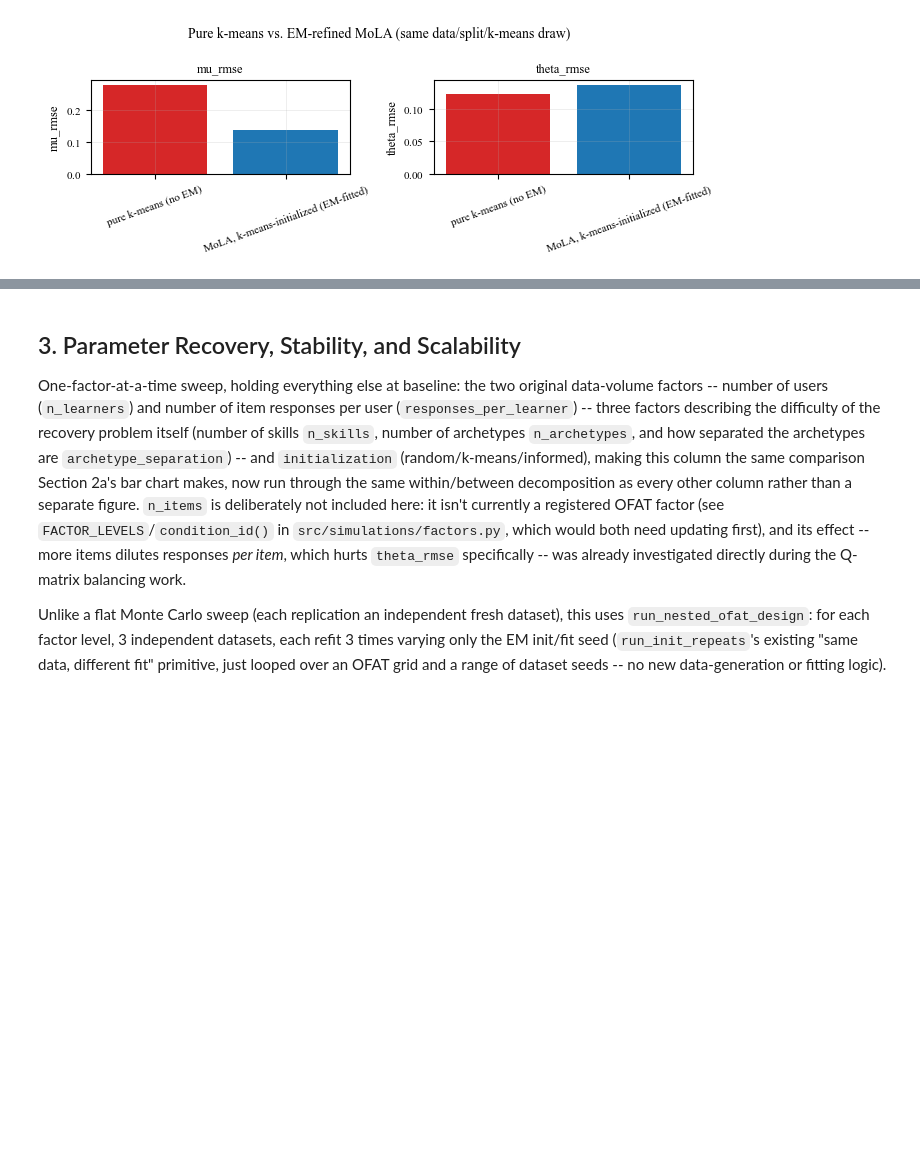
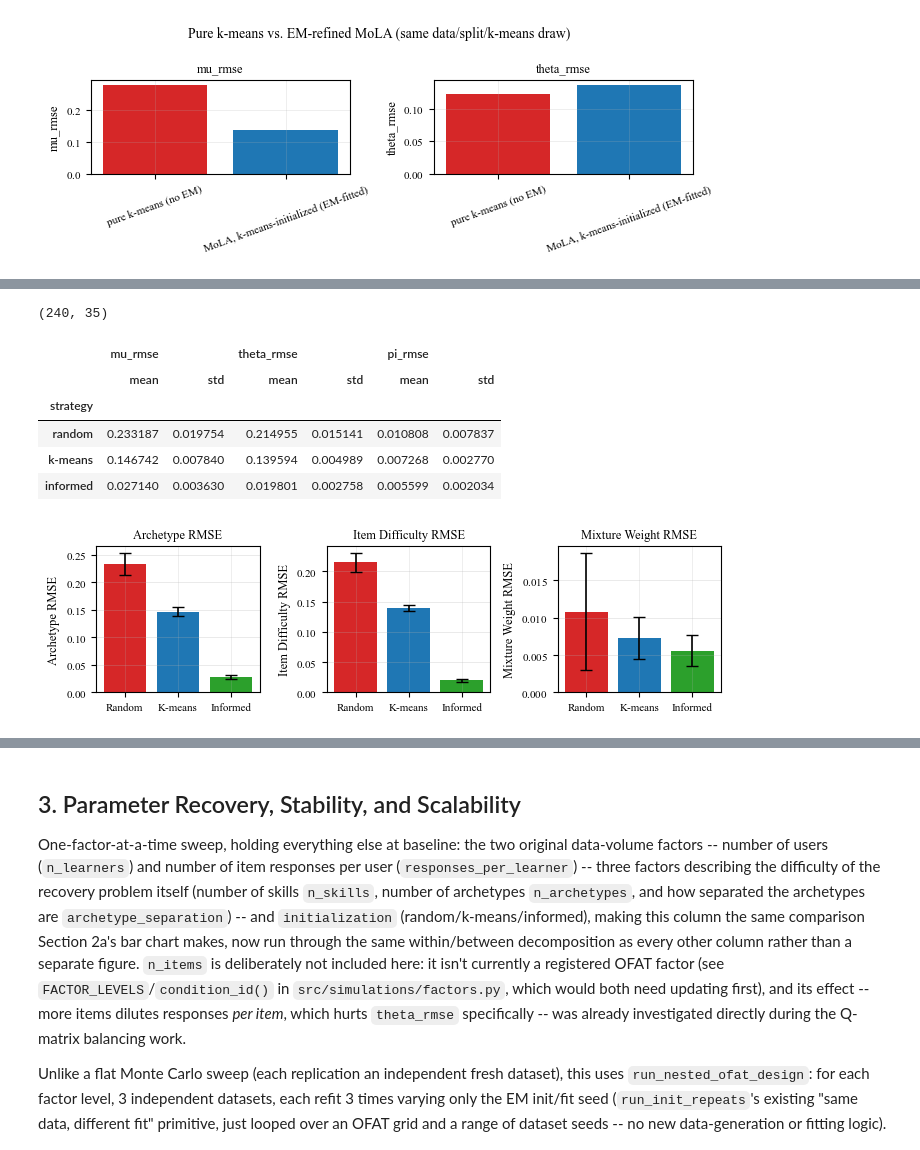
Before and after one commit to lentin26/mixture-of-latent-archetypes, a Jupyter notebook: notebooks/simulation-study.ipynb, the cells around one changed output, grey strips where cells are left out. Saved outputs shown, nothing was run; the diff lists cells and outputs as text; code cells hidden in the pictures; blank space fills up the shorter version.

```diff
--- a/notebooks/simulation-study.ipynb
+++ b/notebooks/simulation-study.ipynb
@@ -351,0 +159,67 @@ plot_recovery_distribution_comparison(
+# %%
+import pandas as pd
+from dataclasses import replace
+from src.simulations.factors import SimulationCondition
+from src.simulations.run import run_init_repeats
+
+init_compare_condition = SimulationCondition(
+    n_archetypes=4,
+    n_learners=10_000,
+    initialization="random",
+    responses_per_learner=30,
+    archetype_imbalance="balanced",
+)
+N_DATASETS, N_DRAWS = 10, 8
+
+rows = []
+for d in range(N_DATASETS):
+    for scheme in ("random", "k-means", "informed"):
+        cond = replace(init_compare_condition, initialization=scheme)
+        for i, r in enumerate(run_init_repeats(cond, data_seed=d, n_repeats=N_DRAWS)):
+            rows.append({"dataset": d, "repeat": i, "strategy": scheme, **r.metrics})
+init_compare = pd.DataFrame(rows)
+init_compare.to_csv("data/init_compare_hierarchical.csv", index=False)
+init_compare.shape
+# %% [output]
+(240, 35)
+# %%
+import matplotlib.pyplot as plt
+from src.simulations.viz import _savefig
+
+# Publication labels -- RMSE throughout (not the MAE pi_mae reports
+# elsewhere) so all three panels are on the same footing, and "difficulty"
+# rather than raw item easiness (theta): (1 - theta)'s RMSE is numerically
+# identical to theta's own RMSE (a constant shift cancels in the squared
+# difference), so this is a label change only, not a different computation.
+init_compare_metrics = ["mu_rmse", "theta_rmse", "pi_rmse"]
+init_compare_labels = {
+    "mu_rmse": "Archetype RMSE",
+    "theta_rmse": "Item Difficulty RMSE",
+    "pi_rmse": "Mixture Weight RMSE",
+}
+scheme_order = ["random", "k-means", "informed"]
+scheme_labels = {"random": "Random", "k-means": "K-means", "informed": "Informed"}
+scheme_colors = {"random": "#d62728", "k-means": "#1f77b4", "informed": "#2ca02c"}
+
+fig, axes = plt.subplots(1, 3, figsize=figsize("acm-sigconf-text", aspect=0.3))
+for ax, metric in zip(axes, init_compare_metrics):
+    stats = init_compare.groupby("strategy")[metric].agg(["mean", "std"]).reindex(scheme_order)
+    ax.bar(
+        [scheme_labels[s] for s in stats.index], stats["mean"], yerr=stats["std"],
+        capsize=4, color=[scheme_colors[s] for s in stats.index],
+    )
+    ax.set_title(init_compare_labels[metric], fontsize=9)
+    ax.set_ylabel(init_compare_labels[metric], fontsize=9)
+    ax.grid(alpha=0.3, linewidth=0.6, axis="y")
+fig.tight_layout()
+_savefig(fig, "figures/init_comparison.pdf")
+
+init_compare.groupby("strategy")[init_compare_metrics].agg(["mean", "std"]).reindex(scheme_order)
+# %% [output]
+|  | mu_rmse |  | theta_rmse |  | pi_rmse |  |
+|  | mean | std | mean | std | mean | std |
+| strategy |  |  |  |  |  |  |
+| random | 0.233187 | 0.019754 | 0.214955 | 0.015141 | 0.010808 | 0.007837 |
+| k-means | 0.146742 | 0.007840 | 0.139594 | 0.004989 | 0.007268 | 0.002770 |
+| informed | 0.027140 | 0.003630 | 0.019801 | 0.002758 | 0.005599 | 0.002034 |
+[figure, added]
```
Also changed, not shown: parts of 13 cells of this notebook, 2 other files.
